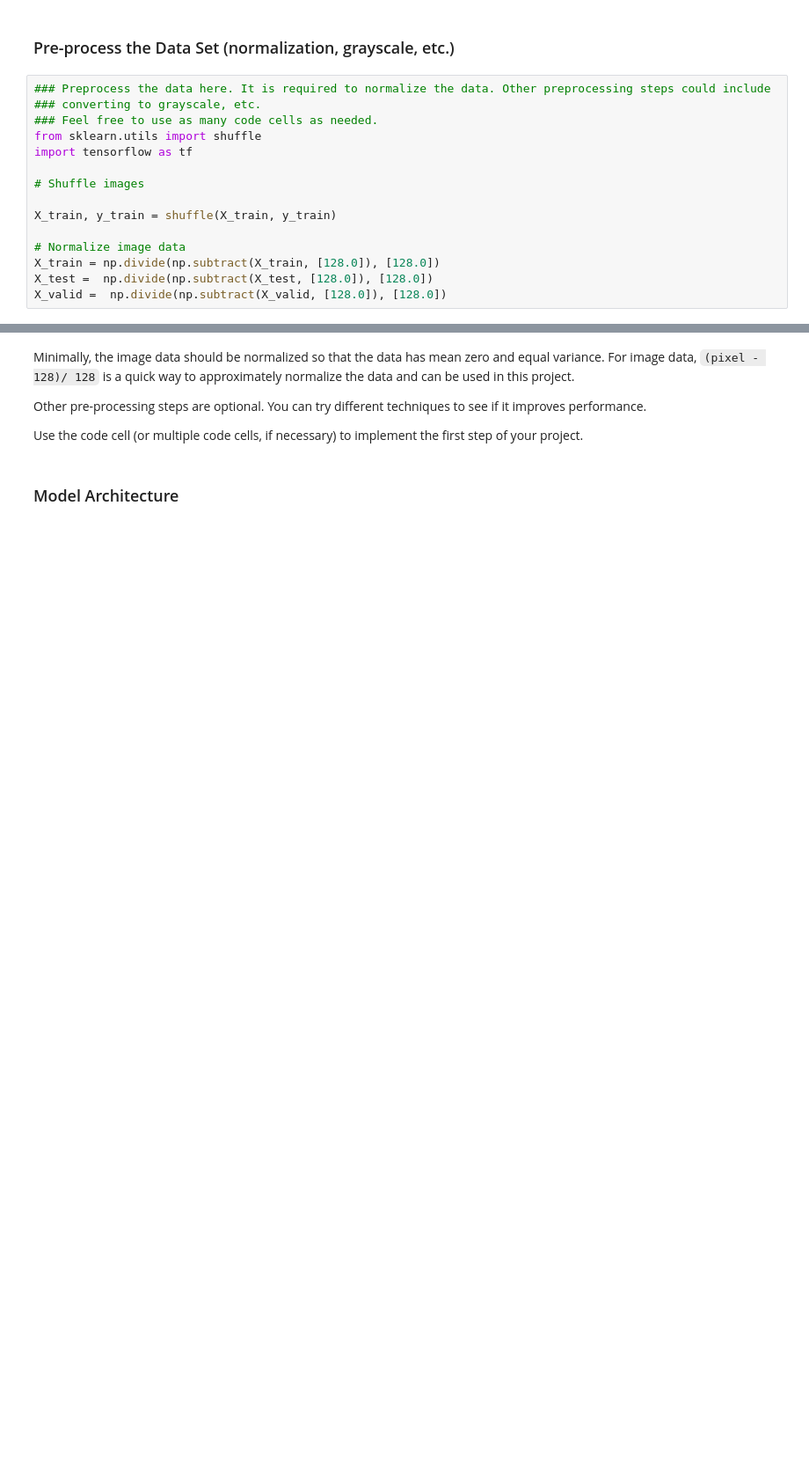
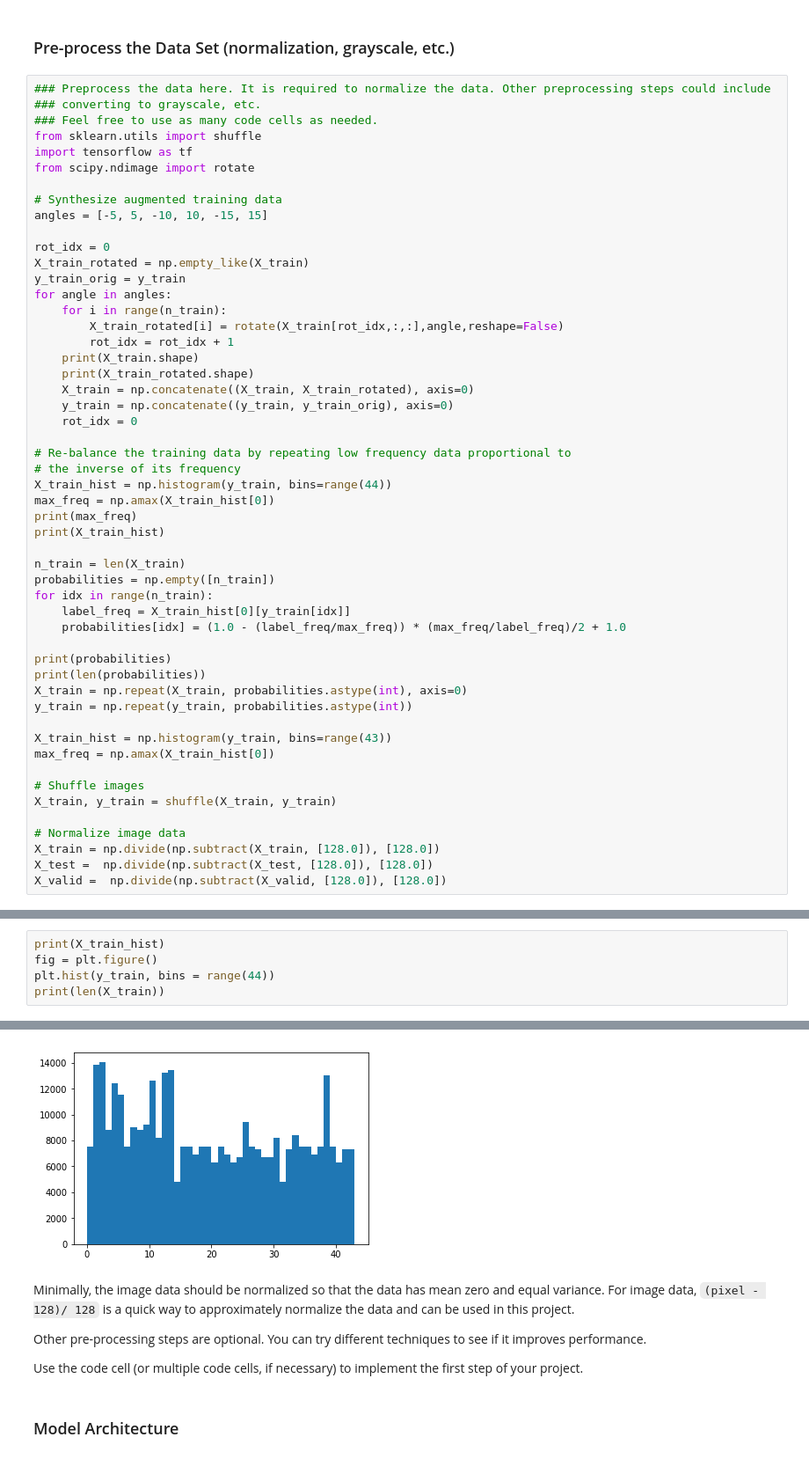
Before and after one commit to logicalelegance/udacity_traffic_signs, a Jupyter notebook: Traffic_Sign_Classifier.ipynb, the cells around one changed output, grey strips where cells are left out. Shown at 88% size. Cells and saved outputs as stored; diff of their text form; blank space fills up the shorter version.

```diff
--- a/Traffic_Sign_Classifier.ipynb
+++ b/Traffic_Sign_Classifier.ipynb
@@ -138,9 +155,46 @@ Here is an example of a [published baseline model on this problem](http://yann.l
 ### Feel free to use as many code cells as needed.
 from sklearn.utils import shuffle
 import tensorflow as tf
+from scipy.ndimage import rotate
+
+# Synthesize augmented training data
+angles = [-5, 5, -10, 10, -15, 15]
+
+rot_idx = 0
+X_train_rotated = np.empty_like(X_train)
+y_train_orig = y_train
+for angle in angles:
+    for i in range(n_train):
+        X_train_rotated[i] = rotate(X_train[rot_idx,:,:],angle,reshape=False)
+        rot_idx = rot_idx + 1
+    print(X_train.shape)
+    print(X_train_rotated.shape)
+    X_train = np.concatenate((X_train, X_train_rotated), axis=0)
+    y_train = np.concatenate((y_train, y_train_orig), axis=0)
+    rot_idx = 0
+
+# Re-balance the training data by repeating low frequency data proportional to
+# the inverse of its frequency
+X_train_hist = np.histogram(y_train, bins=range(44))
+max_freq = np.amax(X_train_hist[0])
+print(max_freq)
+print(X_train_hist)
+
+n_train = len(X_train)
+probabilities = np.empty([n_train])
+for idx in range(n_train):
+    label_freq = X_train_hist[0][y_train[idx]]
+    probabilities[idx] = (1.0 - (label_freq/max_freq)) * (max_freq/label_freq)/2 + 1.0
+
+print(probabilities)
+print(len(probabilities))
+X_train = np.repeat(X_train, probabilities.astype(int), axis=0)
+y_train = np.repeat(y_train, probabilities.astype(int))
+
+X_train_hist = np.histogram(y_train, bins=range(43))
+max_freq = np.amax(X_train_hist[0])
 
 # Shuffle images
-
 X_train, y_train = shuffle(X_train, y_train)
 
 # Normalize image data
@@ -149,0 +222,6 @@ X_valid =  np.divide(np.subtract(X_valid, [128.0]), [128.0])
+# %%
+print(X_train_hist)
+fig = plt.figure()
+plt.hist(y_train, bins = range(44))
+print(len(X_train))
+# %% [output]
@@ -150,3 +236,4 @@ X_valid =  np.divide(np.subtract(X_valid, [128.0]), [128.0])
+[figure, added]
 # %% [markdown]
 Minimally, the image data should be normalized so that the data has mean zero and equal variance. For image data, `(pixel - 128)/ 128` is a quick way to approximately normalize the data and can be used in this project.
 
```
Also changed, not shown: parts of 15 cells of this notebook.
